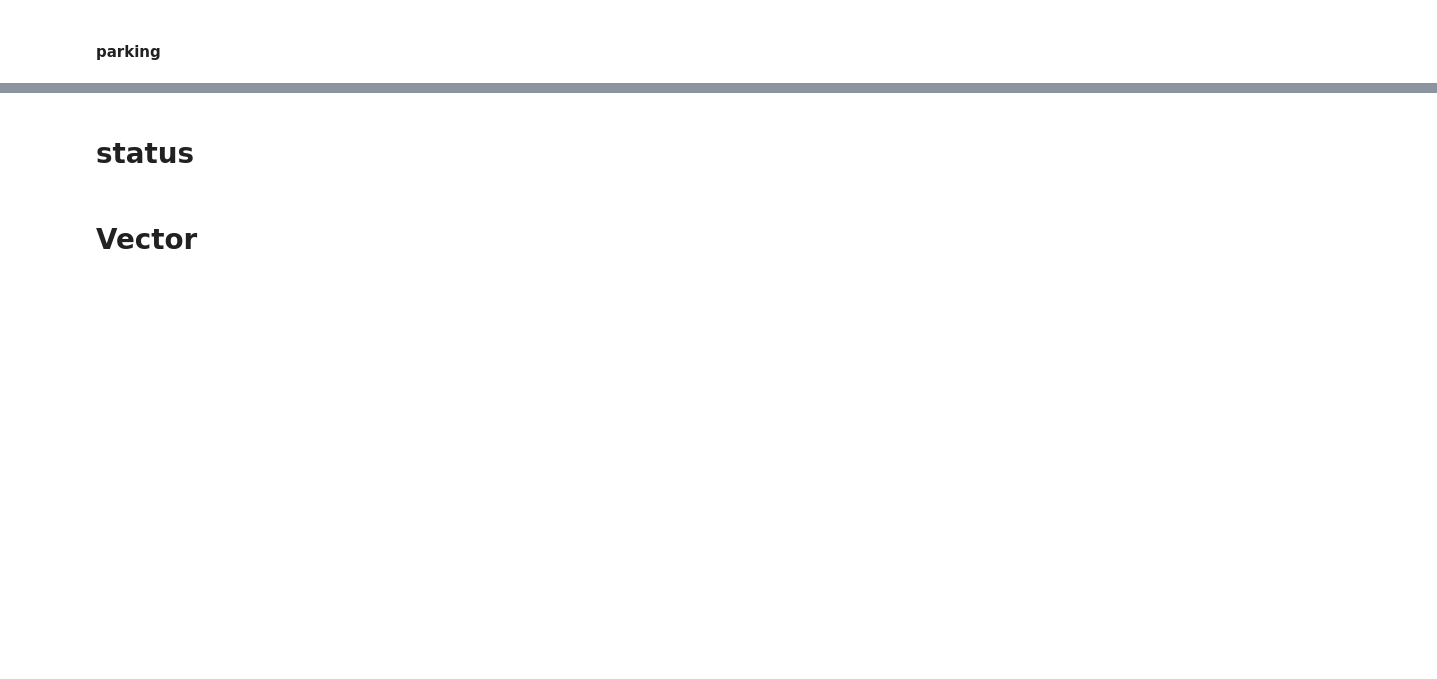
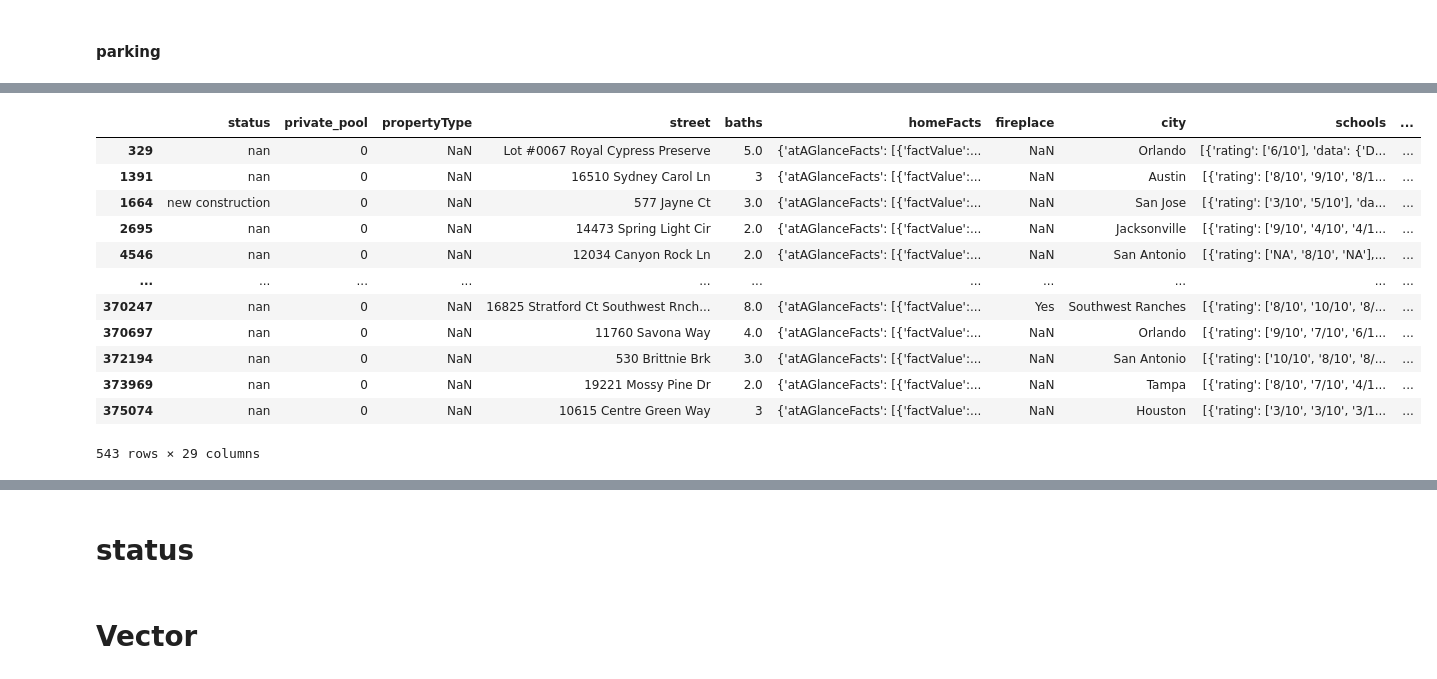
Before and after one commit to SeregeiKroupen/SF, a Jupyter notebook: final_project/Final_project.ipynb, the cells around one changed output, grey strips where cells are left out. Saved outputs shown, nothing was run; the diff lists cells and outputs as text; code cells hidden in the pictures; blank space fills up the shorter version.

Commit message:
Parking

```diff
--- a/final_project/Final_project.ipynb
+++ b/final_project/Final_project.ipynb
@@ -840,0 +817,2 @@ for item in tqdm(beds.index):
+# %%
+beds.beds_value = beds.beds_value.apply(float).apply(int)
@@ -899,0 +876,11 @@ beds[beds.beds_text=='nn']
+# %%
+for item in tqdm(beds.index):
+    record = beds.loc[item,:]
+    sqft, lot, value = record.sqft_value, record.lot_value, record.beds_value
+    if not value:
+        if sqft:
+            value = min(25, math.ceil(sqft/650))
+        else:
+            value = min(25, math.ceil(lot/650))
+
+        beds.loc[item, 'beds_value'] = value
@@ -899,0 +907,2 @@ beds[beds.beds_text=='nn']
+# %%
+data['beds_value'] = beds.beds_value
@@ -901,0 +962,4 @@ beds[beds.beds_text=='nn']
+# %%
+data.parking.fillna('no data', inplace=True)
+data.parking=data.parking.apply(str.lower)
+data.parking.value_counts()
@@ -901,0 +979,16 @@ beds[beds.beds_text=='nn']
+# %%
+data[data.parking=='nodata']
+# %% [output]
+|  | status | private_pool | propertyType | street | baths | homeFacts | fireplace | city | schools | ... |
+| 329 | nan | 0 | NaN | Lot #0067 Royal Cypress Preserve | 5.0 | {'atAGlanceFacts': [{'factValue':... | NaN | Orlando | [{'rating': ['6/10'], 'data': {'D... | ... |
+| 1391 | nan | 0 | NaN | 16510 Sydney Carol Ln | 3 | {'atAGlanceFacts': [{'factValue':... | NaN | Austin | [{'rating': ['8/10', '9/10', '8/1... | ... |
+| 1664 | new construction | 0 | NaN | 577 Jayne Ct | 3.0 | {'atAGlanceFacts': [{'factValue':... | NaN | San Jose | [{'rating': ['3/10', '5/10'], 'da... | ... |
+| 2695 | nan | 0 | NaN | 14473 Spring Light Cir | 2.0 | {'atAGlanceFacts': [{'factValue':... | NaN | Jacksonville | [{'rating': ['9/10', '4/10', '4/1... | ... |
+| 4546 | nan | 0 | NaN | 12034 Canyon Rock Ln | 2.0 | {'atAGlanceFacts': [{'factValue':... | NaN | San Antonio | [{'rating': ['NA', '8/10', 'NA'],... | ... |
+| ... | ... | ... | ... | ... | ... | ... | ... | ... | ... | ... |
+| 370247 | nan | 0 | NaN | 16825 Stratford Ct Southwest Rnch... | 8.0 | {'atAGlanceFacts': [{'factValue':... | Yes | Southwest Ranches | [{'rating': ['8/10', '10/10', '8/... | ... |
+| 370697 | nan | 0 | NaN | 11760 Savona Way | 4.0 | {'atAGlanceFacts': [{'factValue':... | NaN | Orlando | [{'rating': ['9/10', '7/10', '6/1... | ... |
+| 372194 | nan | 0 | NaN | 530 Brittnie Brk | 3.0 | {'atAGlanceFacts': [{'factValue':... | NaN | San Antonio | [{'rating': ['10/10', '8/10', '8/... | ... |
+| 373969 | nan | 0 | NaN | 19221 Mossy Pine Dr | 2.0 | {'atAGlanceFacts': [{'factValue':... | NaN | Tampa | [{'rating': ['8/10', '7/10', '4/1... | ... |
+| 375074 | nan | 0 | NaN | 10615 Centre Green Way | 3 | {'atAGlanceFacts': [{'factValue':... | NaN | Houston | [{'rating': ['3/10', '3/10', '3/1... | ... |
+543 rows × 29 columns
```
Also changed, not shown: parts of 45 cells of this notebook, 4 other files.
